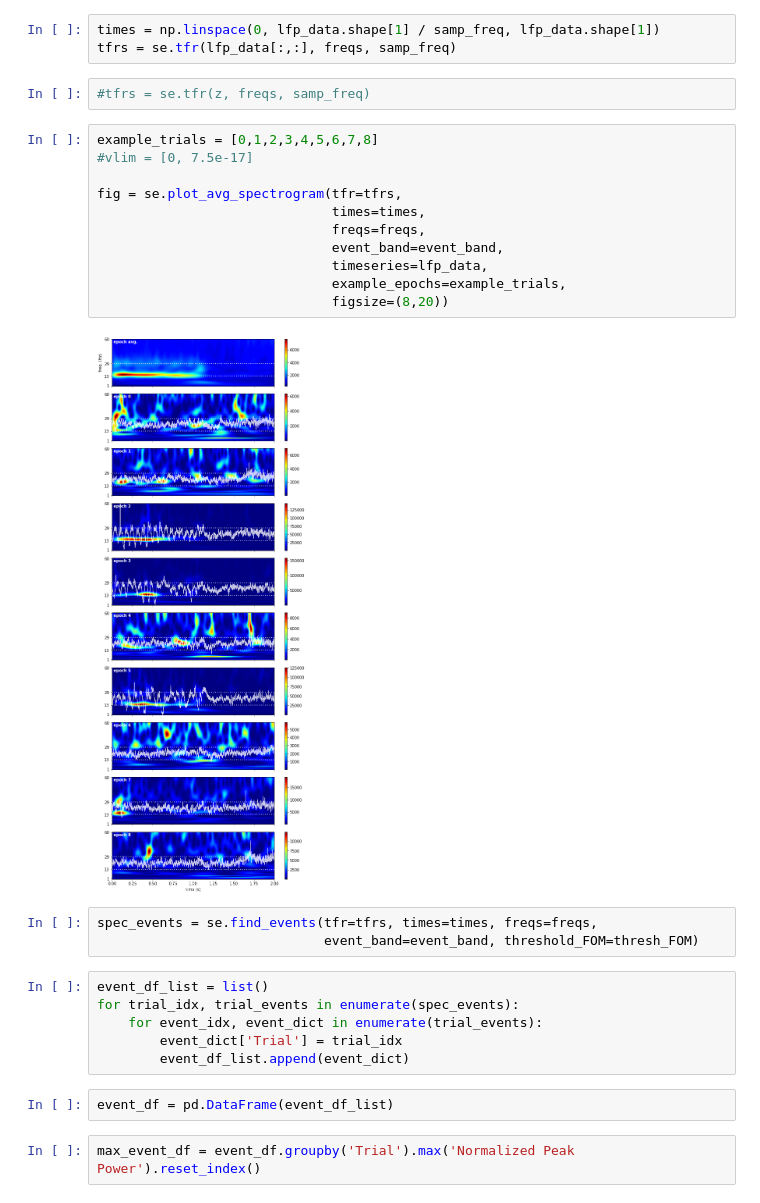
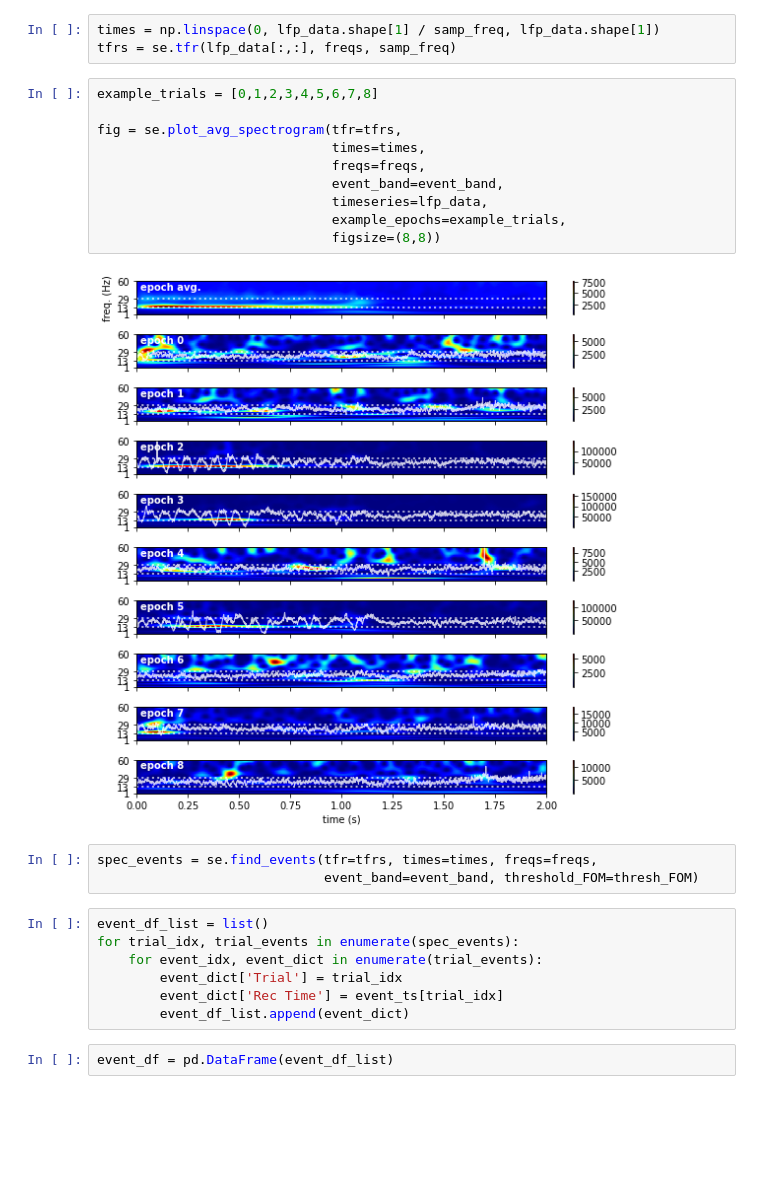
Before and after one commit to ntolley/SEE_decoding, a Jupyter notebook: notebooks/load_lfp.ipynb, the cells around one changed output. Cells and saved outputs as stored; diff of their text form; blank space fills up the shorter version.

```diff
--- a/notebooks/load_lfp.ipynb
+++ b/notebooks/load_lfp.ipynb
@@ -50,21 +102,18 @@ thresh_FOM = 6.0  # factor-of-the-median threshold
 # %%
 times = np.linspace(0, lfp_data.shape[1] / samp_freq, lfp_data.shape[1])
 tfrs = se.tfr(lfp_data[:,:], freqs, samp_freq)
-# %%
-#tfrs = se.tfr(z, freqs, samp_freq)
 # %%
 example_trials = [0,1,2,3,4,5,6,7,8]
-#vlim = [0, 7.5e-17]
 
 fig = se.plot_avg_spectrogram(tfr=tfrs,
                               times=times,
                               freqs=freqs,
                               event_band=event_band,
                               timeseries=lfp_data,
                               example_epochs=example_trials,
-                              figsize=(8,20))
+                              figsize=(8,8))
 # %% [output]
-[figure, old version]
+[figure, new version]
 # %%
 spec_events = se.find_events(tfr=tfrs, times=times, freqs=freqs,
                              event_band=event_band, threshold_FOM=thresh_FOM)
@@ -73,8 +122,7 @@ event_df_list = list()
 for trial_idx, trial_events in enumerate(spec_events):
     for event_idx, event_dict in enumerate(trial_events):
         event_dict['Trial'] = trial_idx
+        event_dict['Rec Time'] = event_ts[trial_idx]
         event_df_list.append(event_dict)
 # %%
 event_df = pd.DataFrame(event_df_list)
-# %%
-max_event_df = event_df.groupby('Trial').max('Normalized Peak Power').reset_index()
```
Also changed, not shown: parts of 16 cells of this notebook.
